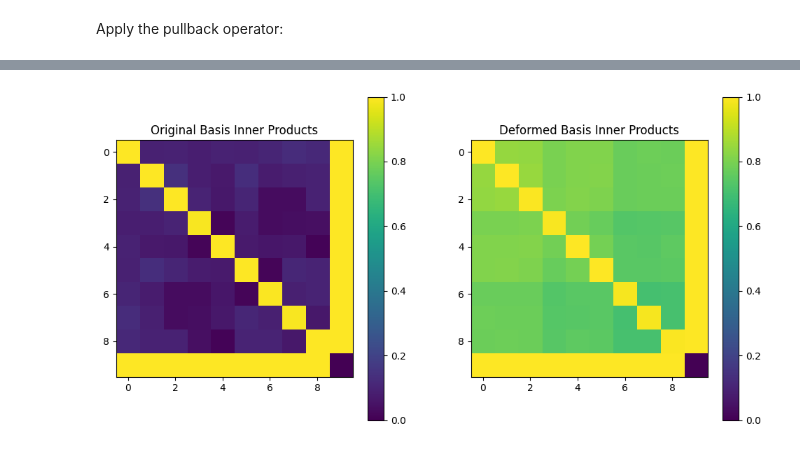
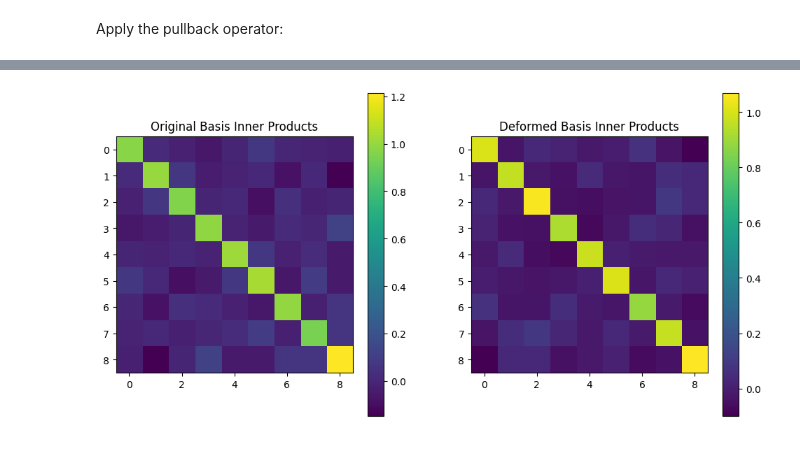
Before and after one commit to HamidrezaKmK/Learning-ONBs, a Jupyter notebook: diffeomorphic-basis-radial.ipynb, the cells around one changed output, grey strips where cells are left out. Drawn from its saved outputs; the diff is of its cells as text; code cells hidden in the pictures.

```diff
--- a/diffeomorphic-basis-radial.ipynb
+++ b/diffeomorphic-basis-radial.ipynb
@@ -66,8 +66,8 @@ import functools
 
 # seed everything for reproducibility
 torch.manual_seed(0)
-N = 1000
-end_time = 1.5
+N = 500
+end_time = 5.5
 all_deformed_vals = []
 all_original_vals = []
 fig, axes = plt.subplots(nrows=3, ncols=3, figsize=(18,18))
@@ -75,7 +75,6 @@ for row in range(3):
     for col in range(3):
         ax = axes[row, col]
         basis_func = functools.partial(radial_basis, n=row+1, m=col+1, indicator=0)
-        N = 1000_0
         rtheta = sample_uniform_disk(N).to(device)
         xy = polar_to_cartesian(rtheta)
         all_original_vals.append(
@@ -86,12 +85,17 @@ for row in range(3):
             start_time=0.0,
             end_time=end_time,
             initial_basis_fn=basis_func,
-            n_steps=1000,
+            n_steps=500,
         )
         all_deformed_vals.append(deformed_vals.detach().cpu().numpy())
         # approximate integral by monte carlo
         integr = torch.sqrt((deformed_vals * deformed_vals).mean()).item()  # should be close to zero
+        # clamp deformed_vals for better visualization
+        deformed_vals = torch.clamp(deformed_vals, -viz_magnitude, viz_magnitude)
+        # plot deformed_vals as hexbin
         ax.hexbin(xy[:,0].detach().cpu(), xy[:,1].detach().cpu(), C=deformed_vals.detach().cpu(), gridsize=50, cmap='viridis')
+        # add a colorbar
+        plt.colorbar(mappable=ax.collections[0], ax=ax)
         ax.set_title(f'Basis Function (row={row}, col={col}, L2={integr:.2f})')
         ax.set_xlabel('x')
         ax.set_ylabel('y')
@@ -101,31 +105,24 @@ plt.show()
 # %%
 inner_products_defomed = np.zeros((9, 9))
 inner_products_original = np.zeros((9, 9))
 for i in range(len(all_deformed_vals)):
     for j in range(len(all_deformed_vals)):
-        inner_products_defomed[i, j] = np.sqrt(np.abs(all_deformed_vals[i] * all_deformed_vals[j]).mean())
-        inner_products_original[i, j] = np.sqrt(np.abs((all_original_vals[i] * all_original_vals[j]).mean()))
+        inner_products_defomed[i, j] = (all_deformed_vals[i] * all_deformed_vals[j]).mean()
+        inner_products_original[i, j] = (all_original_vals[i] * all_original_vals[j]).mean()
 
 # clamp inner products between 0 and 1
-inner_products_original = np.clip(inner_products_original, 0.0, 1.0)
-inner_products_defomed = np.clip(inner_products_defomed, 0.0, 1.0)
-# add a row with all zeros and a column with all ones
-inner_products_original = np.pad(inner_products_original, ((0,1),(0,1)), mode='constant', constant_values=0)
-inner_products_defomed = np.pad(inner_products_defomed, ((0,1),(0,1)), mode='constant', constant_values=0)
-inner_products_original[-1, :-1] = 1.0
-inner_products_original[:-1, -1] = 1.0
-inner_products_defomed[-1, :-1] = 1.0
-inner_products_defomed[:-1, -1] = 1.0
+# inner_products_original = np.clip(inner_products_original, 0.0, 1.0)
+# inner_products_defomed = np.clip(inner_products_defomed, 0.0, 1.0)
 
 # plot two heatmaps side by side
 fig, axes = plt.subplots(nrows=1, ncols=2, figsize=(12,6))
 im0 = axes[0].imshow(inner_products_original, cmap='viridis')
 axes[0].set_title('Original Basis Inner Products')
 fig.colorbar(im0, ax=axes[0])
 im1 = axes[1].imshow(inner_products_defomed, cmap='viridis')
 axes[1].set_title('Deformed Basis Inner Products')
 # set the minimum of the colorbar to 0
 fig.colorbar(im1, ax=axes[1])
 plt.show()
 # %% [output]
-[figure, old version]
+[figure, new version]
```
Also changed, not shown: parts of 4 cells of this notebook, 6 other files.
